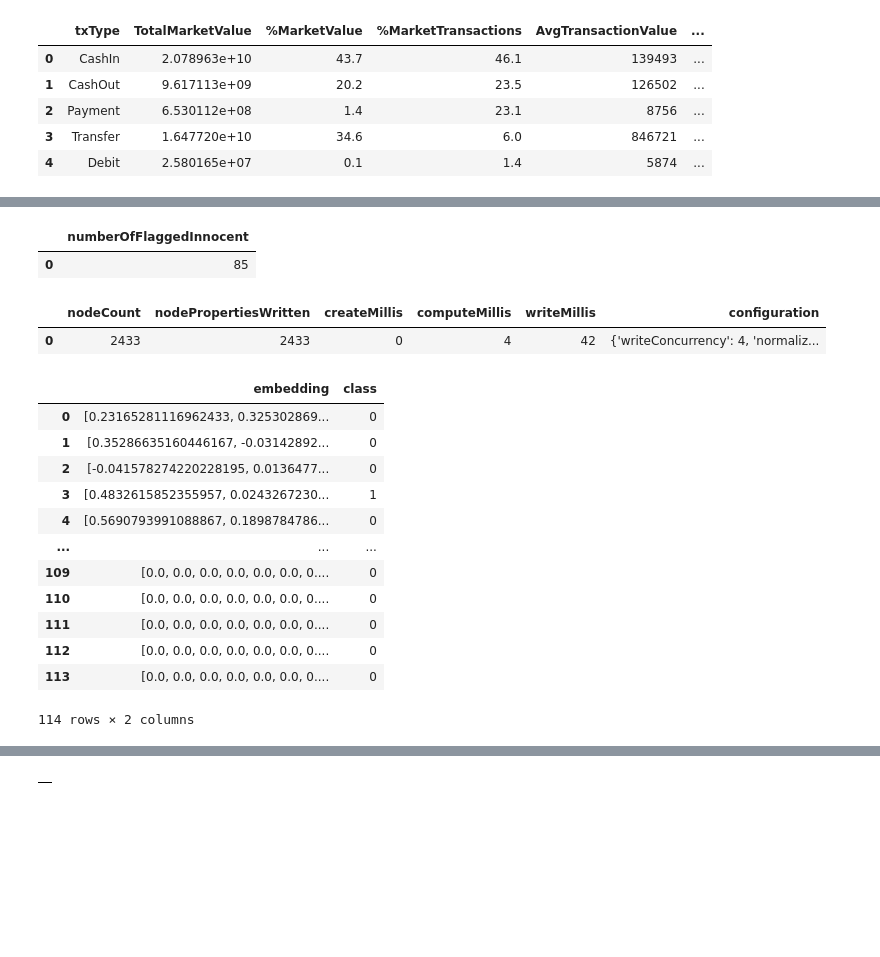
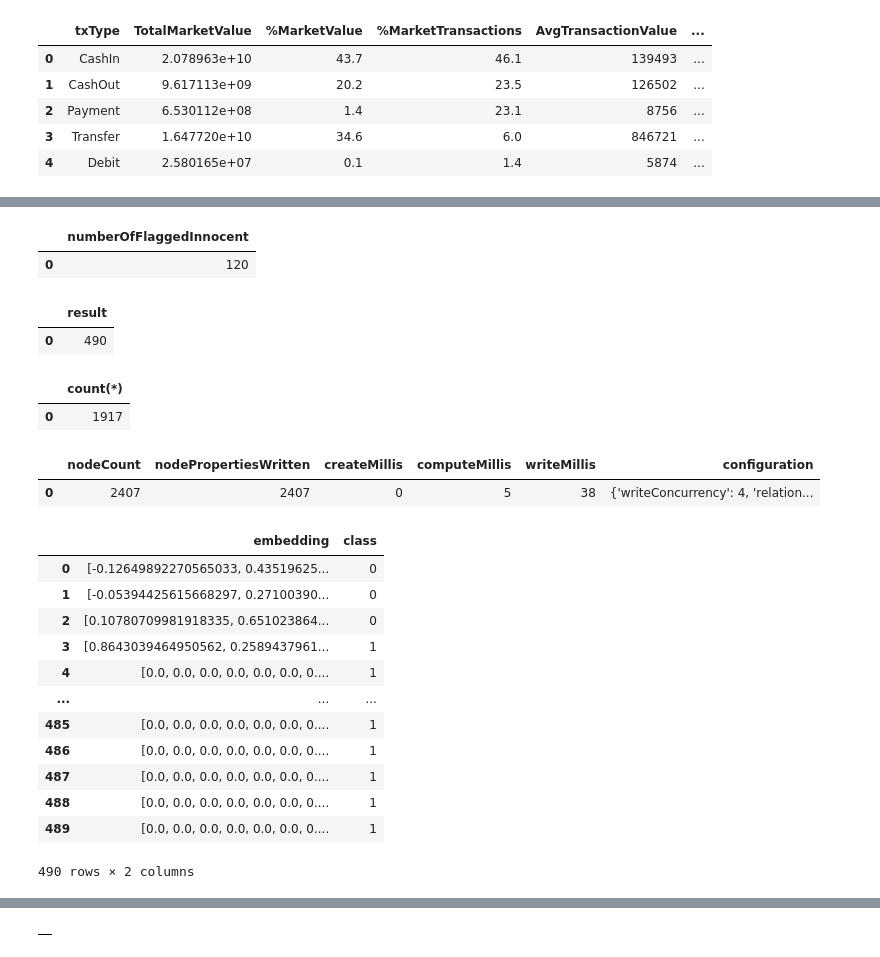
Before and after one commit to lqst/notebooks, a Jupyter notebook: paysim-demo.ipynb, the cells around one changed output, grey strips where cells are left out. Drawn from its saved outputs; the diff is of its cells as text; code cells hidden in the pictures; blank space fills up the shorter version.

```diff
--- a/paysim-demo.ipynb
+++ b/paysim-demo.ipynb
@@ -193,13 +217,13 @@ with driver.session(database = DB_NAME) as session:
 # %% [output]
 [interactive output not drawn]
 # %%
-# Flag the "innocent" ( Clients in communities with few flagged transactions )
+# Label the "innocent" ( Clients in communities with few flagged transactions )
 with driver.session(database = DB_NAME) as session:
     result = session.write_transaction( lambda tx:
         tx.run(
         """
         MATCH (c:Client)
-        WITH DISTINCT(c.LouvainCommunity) as louvain_id, count(c) as num_members
+        WITH c.LouvainCommunity as louvain_id, count(c) as num_members
         WHERE num_members > 4
         WITH louvain_id, num_members
         MATCH (c:Client) WHERE c.is_fraudster=1 AND c.LouvainCommunity = louvain_id
@@ -207,6 +231,7 @@ with driver.session(database = DB_NAME) as session:
         WITH louvain_id, num_members,count_fraudsters, toFloat(count_fraudsters)/toFloat(num_members) AS fraction_fraud
         WHERE fraction_fraud < 0.1
         MATCH (c:Client) WHERE c.LouvainCommunity=louvain_id
+        AND ( (c)-[:PERFORMED]->(:Transfer) or (:Transfer)-[:TO]->(c) )
         SET c.is_fraudster=0
         return count(*) as numberOfFlaggedInnocent
         """
@@ -216,7 +241,42 @@ with driver.session(database = DB_NAME) as session:
     display(df)
 # %% [output]
 |  | numberOfFlaggedInnocent |
-| 0 | 85 |
+| 0 | 120 |
+# %%
+# Define our model data
+with driver.session(database = DB_NAME) as session:
+    result = session.write_transaction( lambda tx:
+        tx.run(
+            """
+            MATCH (c:Client) WHERE c.is_fraudster=0 OR c.is_fraudster=1
+            SET c:model_data
+            RETURN count(*) as result
+            """
+        ).data()
+    )
+    df = pd.DataFrame(result)
+    display(df)
+# %% [output]
+|  | result |
+| 0 | 490 |
+# %%
+# Label the data we want to make predictions on
+with driver.session(database = DB_NAME) as session:
+    result = session.write_transaction( lambda tx:
+        tx.run(
+            """
+            MATCH (c:Client) WHERE NOT c:model_data
+            AND ( (c)-[:PERFORMED]->(:Transfer) or (:Transfer)-[:TO]->(c) )
+            SET c:predict_data
+            return count(*)
+            """
+        ).data()
+    )
+    df = pd.DataFrame(result)
+    display(df)
+# %% [output]
+|  | count(*) |
+| 0 | 1917 |
 # %%
 # Create node embedding with FastRP
 with driver.session(database = DB_NAME) as session:
@@ -227,7 +287,9 @@ with driver.session(database = DB_NAME) as session:
             nodeLabels:['Client'],
             relationshipTypes:['TRANSACTED_WITH'],
             relationshipWeightProperty:'amount',
+            iterationWeights: [0.0, 1.00, 1.00, 0.80, 0.60],
             embeddingDimension:16,
+            randomSeed: 1,
             writeProperty:'embedding'
         })
         """
@@ -237,37 +299,36 @@ with driver.session(database = DB_NAME) as session:
     display(df)
 # %% [output]
 |  | nodeCount | nodePropertiesWritten | createMillis | computeMillis | writeMillis | configuration |
-| 0 | 2433 | 2433 | 0 | 4 | 42 | {'writeConcurrency': 4, 'normaliz... |
+| 0 | 2407 | 2407 | 0 | 5 | 38 | {'writeConcurrency': 4, 'relation... |
 # %%
-# Define our model data and also get the node embeddings back to python
+# Fetch the embeddings for visualization in python
 with driver.session(database = DB_NAME) as session:
     result = session.write_transaction( lambda tx:
         tx.run(
             """
-            MATCH (c:Client) WHERE c.is_fraudster=0 OR c.is_fraudster=1
-            SET c:model_data
+            MATCH (c:model_data)
             RETURN c.embedding as embedding, c.is_fraudster as class
             """
         ).data()
     )
     df = pd.DataFrame(result)
     display(df)
     embedding = list(df['embedding'])
     category = list(df['class'])
 # %% [output]
 |  | embedding | class |
-| 0 | [0.23165281116962433, 0.325302869... | 0 |
-| 1 | [0.35286635160446167, -0.03142892... | 0 |
-| 2 | [-0.041578274220228195, 0.0136477... | 0 |
-| 3 | [0.4832615852355957, 0.0243267230... | 1 |
-| 4 | [0.5690793991088867, 0.1898784786... | 0 |
+| 0 | [-0.12649892270565033, 0.43519625... | 0 |
+| 1 | [-0.05394425615668297, 0.27100390... | 0 |
+| 2 | [0.10780709981918335, 0.651023864... | 0 |
+| 3 | [0.8643039464950562, 0.2589437961... | 1 |
+| 4 | [0.0, 0.0, 0.0, 0.0, 0.0, 0.0, 0.... | 1 |
 | ... | ... | ... |
-| 109 | [0.0, 0.0, 0.0, 0.0, 0.0, 0.0, 0.... | 0 |
-| 110 | [0.0, 0.0, 0.0, 0.0, 0.0, 0.0, 0.... | 0 |
-| 111 | [0.0, 0.0, 0.0, 0.0, 0.0, 0.0, 0.... | 0 |
-| 112 | [0.0, 0.0, 0.0, 0.0, 0.0, 0.0, 0.... | 0 |
-| 113 | [0.0, 0.0, 0.0, 0.0, 0.0, 0.0, 0.... | 0 |
+| 485 | [0.0, 0.0, 0.0, 0.0, 0.0, 0.0, 0.... | 1 |
+| 486 | [0.0, 0.0, 0.0, 0.0, 0.0, 0.0, 0.... | 1 |
+| 487 | [0.0, 0.0, 0.0, 0.0, 0.0, 0.0, 0.... | 1 |
+| 488 | [0.0, 0.0, 0.0, 0.0, 0.0, 0.0, 0.... | 1 |
+| 489 | [0.0, 0.0, 0.0, 0.0, 0.0, 0.0, 0.... | 1 |
-114 rows × 2 columns
+490 rows × 2 columns
 # %%
 Y = TSNE(n_components=2, perplexity=30, n_iter= 1000, learning_rate=200.0, early_exaggeration=12.0, verbose=1).fit_transform(embedding)
 # %% [output]
```
Also changed, not shown: parts of 21 cells of this notebook, 2 other files.
